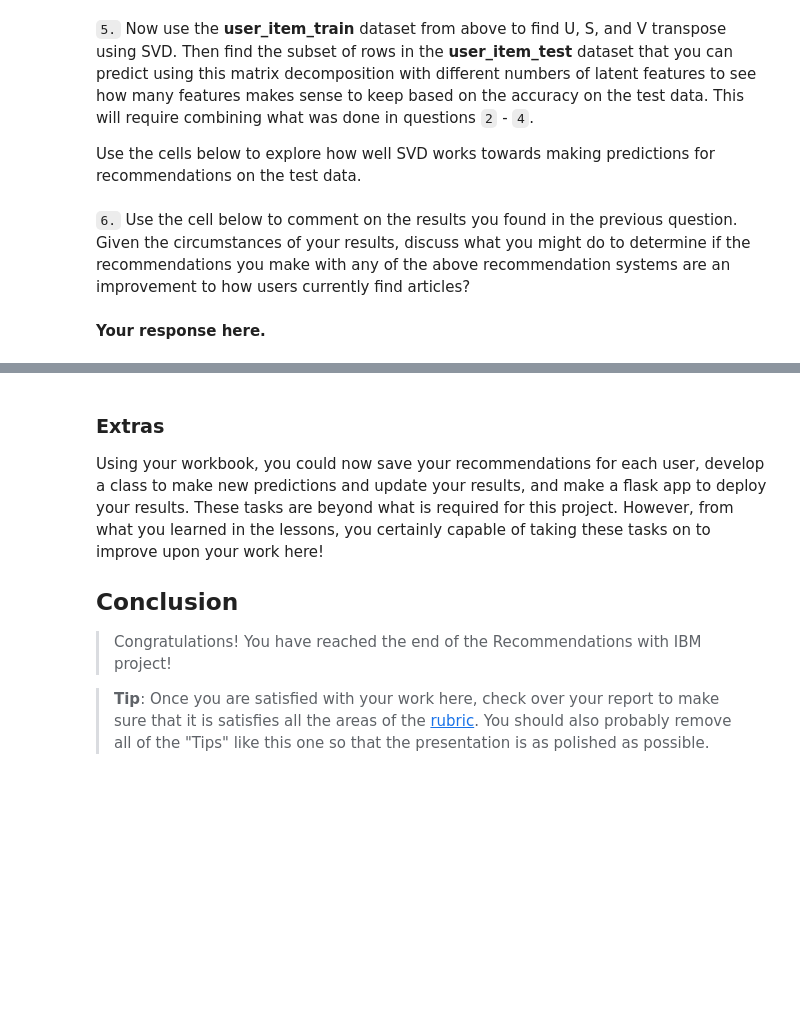
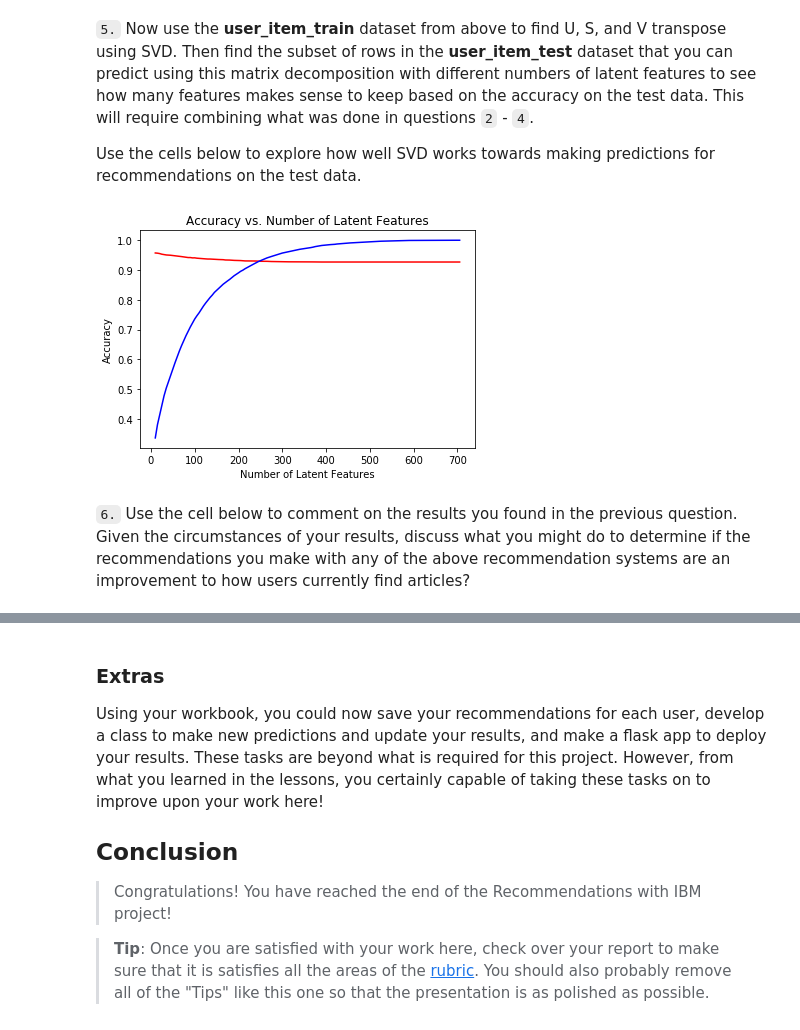
Before and after one commit to chziha/Data-Scientist-Udacity-Nanodegree, a Jupyter notebook: Recommendations-with-IBM/Recommendations_with_IBM.ipynb, the cells around one changed output, grey strips where cells are left out. Cells and saved outputs as stored; diff of their text form; code cells hidden in the pictures; blank space fills up the shorter version.

```diff
--- a/Recommendations-with-IBM/Recommendations_with_IBM.ipynb
+++ b/Recommendations-with-IBM/Recommendations_with_IBM.ipynb
@@ -731,6 +759,10 @@ def create_test_and_train_user_item(df_train, df_test):
 
     '''
     # Your code here
+    user_item_train = create_user_item_matrix(df_train)
+    user_item_test = create_user_item_matrix(df_test)
+    test_idx = user_item_test.index.tolist()
+    test_arts = user_item_test.columns.tolist()
 
     return user_item_train, user_item_test, test_idx, test_arts
 
@@ -757,11 +811,48 @@ t.sol_4_test(sol_4_dict)
 Use the cells below to explore how well SVD works towards making predictions for recommendations on the test data.
 # %%
 # fit SVD on the user_item_train matrix
-u_train, s_train, vt_train = # fit svd similar to above then use the cells below
+u_train, s_train, vt_train = np.linalg.svd(user_item_train) # fit svd similar to above then use the cells below
 # %%
-# Use these cells to see how well you can use the training
-# decomposition to predict on test data
+# Use these cells to see how well you can use the training decomposition to predict on test data
+# Create the prediction matrix based on common indices and columns
+common_idx = set(user_item_train.index.tolist()) & set(test_idx)
+common_arts = set(user_item_train.columns.tolist()) & set(test_arts)
+user_item_test_common = user_item_test[common_arts].loc[common_idx]
+# %%
+# Get the svd for prediction using the common indices and coumns
+u_test = u_train[user_item_train.index.isin(common_idx), :]
+vt_test  = vt_train[:, user_item_train.columns.isin(common_arts)]
+# %%
+num_latent_feats = np.arange(10, 700 + 10, 5)
+
+train_errs = []
+test_errs = []
+
+for k in num_latent_feats:
+    s_train_k, u_train_k, vt_train_k = np.diag(s_train[:k]), u_train[:, :k], vt_train[:k, :]
+    s_test_k, u_test_k, vt_test_k = np.diag(s_train[:k]), u_test[:, :k], vt_test[:k, :]
+
+    user_item_train_est = np.around(np.dot(np.dot(u_train_k, s_train_k), vt_train_k))
+    user_item_test_est = np.around(np.dot(np.dot(u_test_k, s_test_k), vt_test_k))
+
+    diffs_train = np.subtract(user_item_train, user_item_train_est)
+    diffs_test = np.subtract(user_item_test_common, user_item_test_est)
+
+    # total errors and keep track of them
+    train_err = np.sum(np.sum(np.abs(diffs_train)))
+    test_err = np.sum(np.sum(np.abs(diffs_test)))
+
+    train_errs.append(train_err)
+    test_errs.append(test_err)
+
+plt.plot(num_latent_feats, 1 - np.array(test_errs) / df_test.shape[0], label = 'test', c = 'r')
+plt.plot(num_latent_feats, 1 - np.array(train_errs) / df_train.shape[0], label = 'train', c = 'b')
+plt.xlabel('Number of Latent Features')
+plt.ylabel('Accuracy')
+plt.title('Accuracy vs. Number of Latent Features')
+
+plt.show()
+# %% [output]
+[figure, added]
 # %% [markdown]
 `6.` Use the cell below to comment on the results you found in the previous question. Given the circumstances of your results, discuss what you might do to determine if the recommendations you make with any of the above recommendation systems are an improvement to how users currently find articles?
-# %% [markdown]
-**Your response here.**
```
Also changed, not shown: parts of 22 cells of this notebook, 2 other files.
